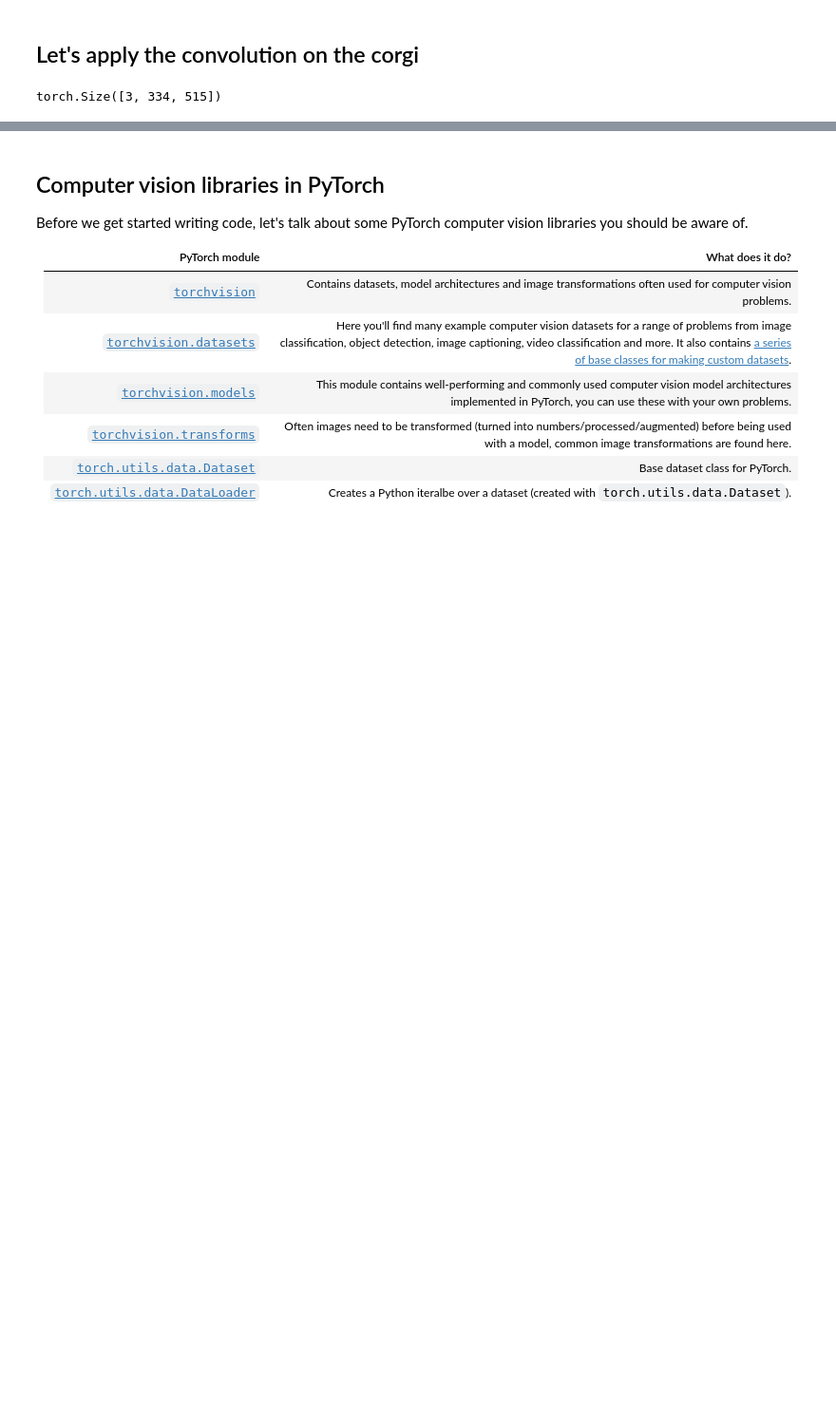
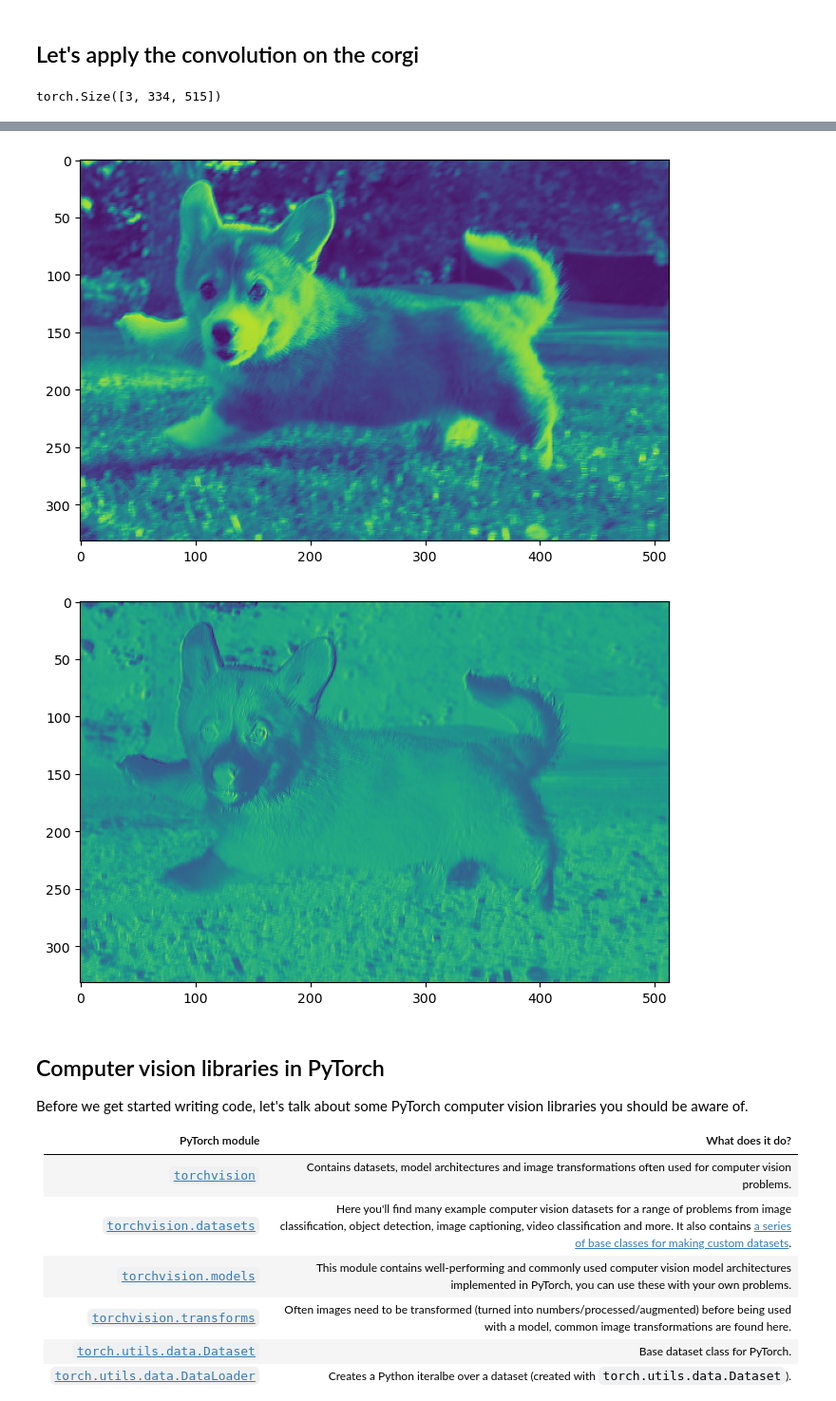
Before and after one commit to x64alex/AI, a Jupyter notebook: Lab7/AI_lab_7_2023_bug_fix_v4.ipynb, the cells around one changed output, grey strips where cells are left out. Shown at 95% size. Cells and saved outputs as stored; diff of their text form; code cells hidden in the pictures; blank space fills up the shorter version.

```diff
--- a/Lab7/AI_lab_7_2023_bug_fix_v4.ipynb
+++ b/Lab7/AI_lab_7_2023_bug_fix_v4.ipynb
@@ -141,5 +144,27 @@ plt.show()
 # %%
 # Ex 1: Look at some other channels
+conv_filter = nn.Conv2d(3, 13, kernel_size=3)
+
+output = conv_filter(image)
+
+# Create a grid of images
+grid = torchvision.utils.make_grid(output)
+# Display the grid using matplotlib
+plt.imshow(output.detach()[2]) # One 0 is the batch and one is the signal (RGB)
+plt.show()
+
+conv_filter = nn.Conv2d(3, 20, kernel_size=3)
+
+output = conv_filter(image)
+
+# Create a grid of images
+grid = torchvision.utils.make_grid(output)
+# Display the grid using matplotlib
+plt.imshow(output.detach()[2]) # One 0 is the batch and one is the signal (RGB)
+plt.show()
+# %% [output]
+[figure, added]
+[figure, added]
 # %% [markdown]
 ## Computer vision libraries in PyTorch
 
```
Also changed, not shown: parts of 8 cells of this notebook, 10 other files.
